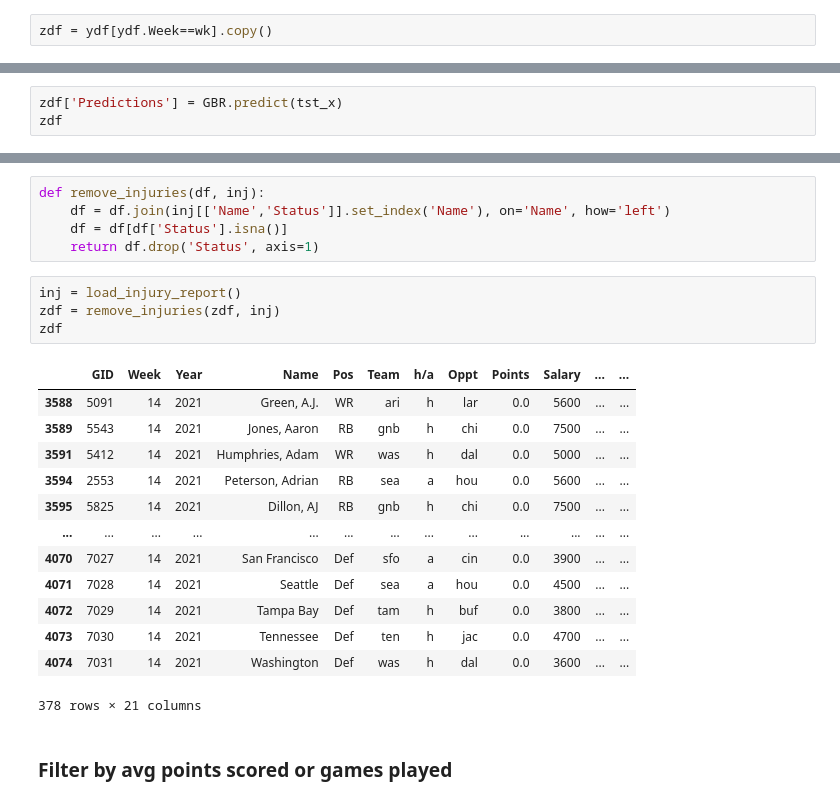
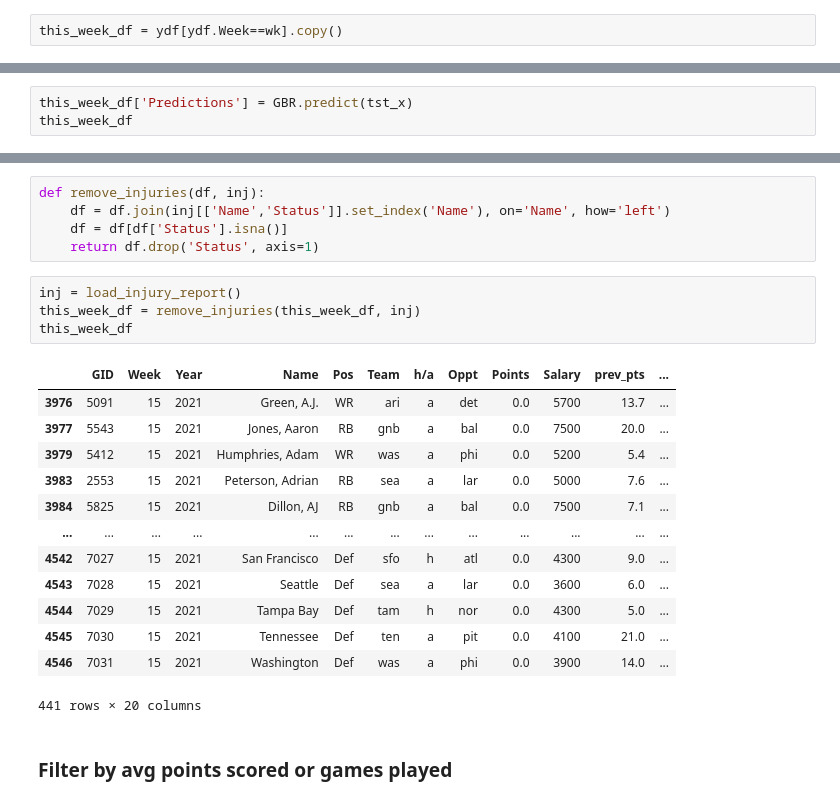
Before and after one commit to ahs8w/model_football, a Jupyter notebook: FF21_Scoring_Projections.ipynb, the cells around one changed output, grey strips where cells are left out. Drawn from its saved outputs; the diff is of its cells as text.

Commit message:
week 15

```diff
--- a/FF21_Scoring_Projections.ipynb
+++ b/FF21_Scoring_Projections.ipynb
@@ -535,5 +535,5 @@ ydf
 # %%
-zdf = ydf[ydf.Week==wk].copy()
+this_week_df = ydf[ydf.Week==wk].copy()
 # %% [markdown]
 ### Regression
 # %%
@@ -553,8 +553,8 @@ GBR.fit(trn_x, trn_y)
 # %% [output]
 GradientBoostingRegressor(random_state=42)
 # %%
-zdf['Predictions'] = GBR.predict(tst_x)
-zdf
+this_week_df['Predictions'] = GBR.predict(tst_x)
+this_week_df
 # %% [output]
 |  | GID | Week | Year | Name | Pos | Team | h/a | Oppt | Points | Salary | ... | ... |
 | 3587 | 5728 | 14 | 2021 | Brown, A.J. | WR | ten | h | jac | 0.0 | 6500 | ... | ... |
@@ -589,22 +589,22 @@ def remove_injuries(df, inj):
     return df.drop('Status', axis=1)
 # %%
 inj = load_injury_report()
-zdf = remove_injuries(zdf, inj)
-zdf
+this_week_df = remove_injuries(this_week_df, inj)
+this_week_df
 # %% [output]
-|  | GID | Week | Year | Name | Pos | Team | h/a | Oppt | Points | Salary | ... | ... |
-| 3588 | 5091 | 14 | 2021 | Green, A.J. | WR | ari | h | lar | 0.0 | 5600 | ... | ... |
-| 3589 | 5543 | 14 | 2021 | Jones, Aaron | RB | gnb | h | chi | 0.0 | 7500 | ... | ... |
-| 3591 | 5412 | 14 | 2021 | Humphries, Adam | WR | was | h | dal | 0.0 | 5000 | ... | ... |
-| 3594 | 2553 | 14 | 2021 | Peterson, Adrian | RB | sea | a | hou | 0.0 | 5600 | ... | ... |
-| 3595 | 5825 | 14 | 2021 | Dillon, AJ | RB | gnb | h | chi | 0.0 | 7500 | ... | ... |
+|  | GID | Week | Year | Name | Pos | Team | h/a | Oppt | Points | Salary | prev_pts | ... |
+| 3976 | 5091 | 15 | 2021 | Green, A.J. | WR | ari | a | det | 0.0 | 5700 | 13.7 | ... |
+| 3977 | 5543 | 15 | 2021 | Jones, Aaron | RB | gnb | a | bal | 0.0 | 7500 | 20.0 | ... |
+| 3979 | 5412 | 15 | 2021 | Humphries, Adam | WR | was | a | phi | 0.0 | 5200 | 5.4 | ... |
+| 3983 | 2553 | 15 | 2021 | Peterson, Adrian | RB | sea | a | lar | 0.0 | 5000 | 7.6 | ... |
+| 3984 | 5825 | 15 | 2021 | Dillon, AJ | RB | gnb | a | bal | 0.0 | 7500 | 7.1 | ... |
 | ... | ... | ... | ... | ... | ... | ... | ... | ... | ... | ... | ... | ... |
-| 4070 | 7027 | 14 | 2021 | San Francisco | Def | sfo | a | cin | 0.0 | 3900 | ... | ... |
-| 4071 | 7028 | 14 | 2021 | Seattle | Def | sea | a | hou | 0.0 | 4500 | ... | ... |
-| 4072 | 7029 | 14 | 2021 | Tampa Bay | Def | tam | h | buf | 0.0 | 3800 | ... | ... |
-| 4073 | 7030 | 14 | 2021 | Tennessee | Def | ten | h | jac | 0.0 | 4700 | ... | ... |
-| 4074 | 7031 | 14 | 2021 | Washington | Def | was | h | dal | 0.0 | 3600 | ... | ... |
+| 4542 | 7027 | 15 | 2021 | San Francisco | Def | sfo | h | atl | 0.0 | 4300 | 9.0 | ... |
+| 4543 | 7028 | 15 | 2021 | Seattle | Def | sea | a | lar | 0.0 | 3600 | 6.0 | ... |
+| 4544 | 7029 | 15 | 2021 | Tampa Bay | Def | tam | h | nor | 0.0 | 4300 | 5.0 | ... |
+| 4545 | 7030 | 15 | 2021 | Tennessee | Def | ten | a | pit | 0.0 | 4100 | 21.0 | ... |
+| 4546 | 7031 | 15 | 2021 | Washington | Def | was | a | phi | 0.0 | 3900 | 14.0 | ... |
-378 rows × 21 columns
+441 rows × 20 columns
 # %% [markdown]
 ### Filter by avg points scored or games played
 # %%
```
Also changed, not shown: parts of 15 cells of this notebook, 3 other files.
